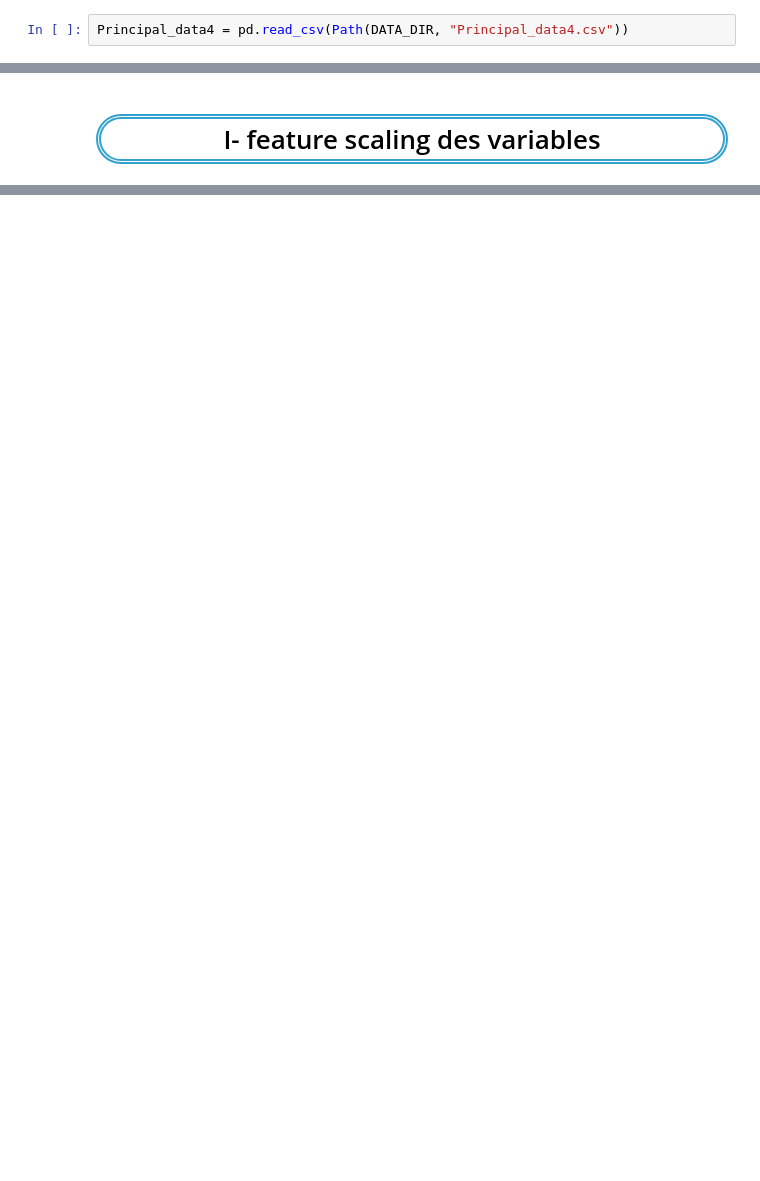
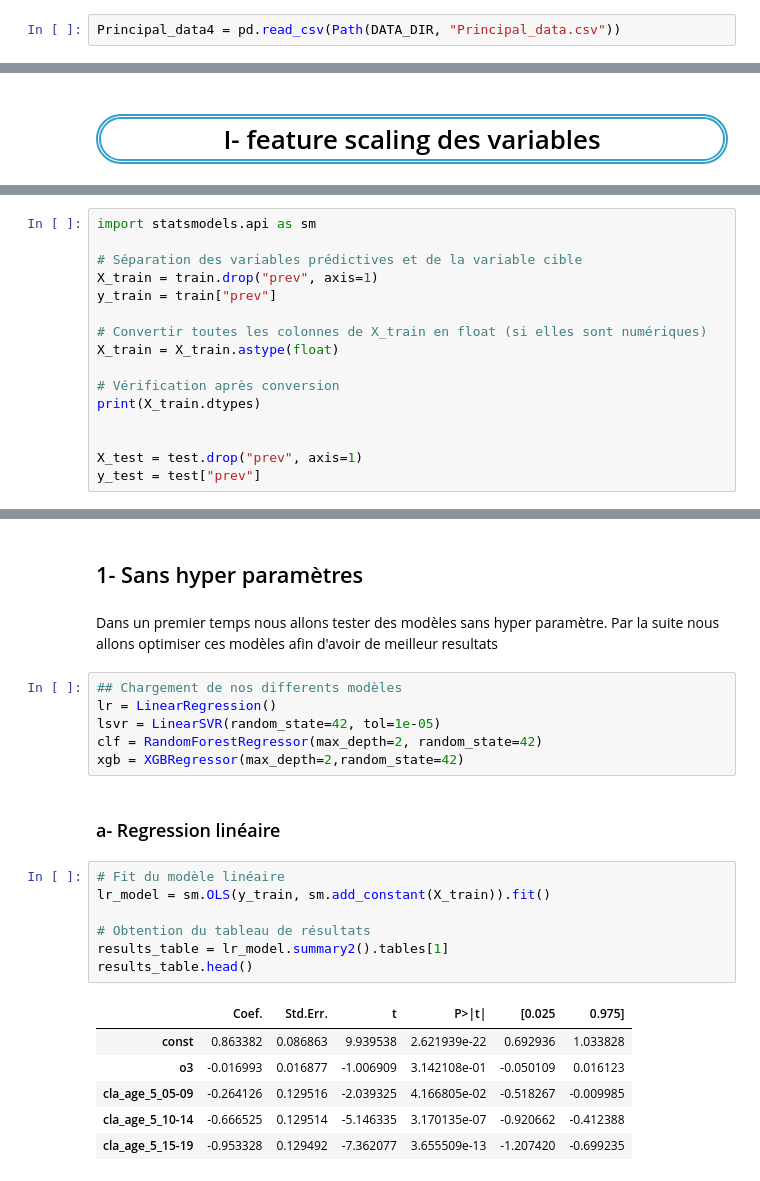
Before and after one commit to IvanaKUETE/projet-Python, a Jupyter notebook: projet/notebook/Modélisation.ipynb, the cells around one changed output, grey strips where cells are left out. Saved outputs shown, nothing was run; the diff lists cells and outputs as text; blank space fills up the shorter version.

```diff
--- a/projet/notebook/Modélisation.ipynb
+++ b/projet/notebook/Modélisation.ipynb
@@ -27,4 +52,4 @@ print(f"Work directory: {HOME_DIR} \nData directory: {DATA_DIR}")
 Work directory: /home/onyxia/work/projet-Python/projet
 Data directory: /home/onyxia/work/projet-Python/projet/notebook
 # %%
-Principal_data4 = pd.read_csv(Path(DATA_DIR, "Principal_data4.csv"))
+Principal_data4 = pd.read_csv(Path(DATA_DIR, "Principal_data.csv"))
@@ -178,0 +290,16 @@ Recherche du meilleur algorithme
+# %%
+import statsmodels.api as sm
+
+# Séparation des variables prédictives et de la variable cible
+X_train = train.drop("prev", axis=1)
+y_train = train["prev"]
+
+# Convertir toutes les colonnes de X_train en float (si elles sont numériques)
+X_train = X_train.astype(float)
+
+# Vérification après conversion
+print(X_train.dtypes)
+
+
+X_test = test.drop("prev", axis=1)
+y_test = test["prev"]
@@ -178,0 +337,30 @@ Recherche du meilleur algorithme
+# %% [markdown]
+<h2 style= "text-align:left">
+1- Sans hyper paramètres
+</h2>
+# %% [markdown]
+Dans un premier temps nous allons tester des modèles sans hyper paramètre. Par la suite nous allons optimiser ces modèles afin d'avoir de meilleur resultats
+# %%
+## Chargement de nos differents modèles
+lr = LinearRegression()
+lsvr = LinearSVR(random_state=42, tol=1e-05)
+clf = RandomForestRegressor(max_depth=2, random_state=42)
+xgb = XGBRegressor(max_depth=2,random_state=42)
+# %% [markdown]
+<h3 style= "text-align:left">
+a-  Regression linéaire
+</h3>
+# %%
+# Fit du modèle linéaire
+lr_model = sm.OLS(y_train, sm.add_constant(X_train)).fit()
+
+# Obtention du tableau de résultats
+results_table = lr_model.summary2().tables[1]
+results_table.head()
+# %% [output]
+|  | Coef. | Std.Err. | t | P>|t| | [0.025 | 0.975] |
+| const | 0.863382 | 0.086863 | 9.939538 | 2.621939e-22 | 0.692936 | 1.033828 |
+| o3 | -0.016993 | 0.016877 | -1.006909 | 3.142108e-01 | -0.050109 | 0.016123 |
+| cla_age_5_05-09 | -0.264126 | 0.129516 | -2.039325 | 4.166805e-02 | -0.518267 | -0.009985 |
+| cla_age_5_10-14 | -0.666525 | 0.129514 | -5.146335 | 3.170135e-07 | -0.920662 | -0.412388 |
+| cla_age_5_15-19 | -0.953328 | 0.129492 | -7.362077 | 3.655509e-13 | -1.207420 | -0.699235 |
```
Also changed, not shown: parts of 94 cells of this notebook, 2 other files.
